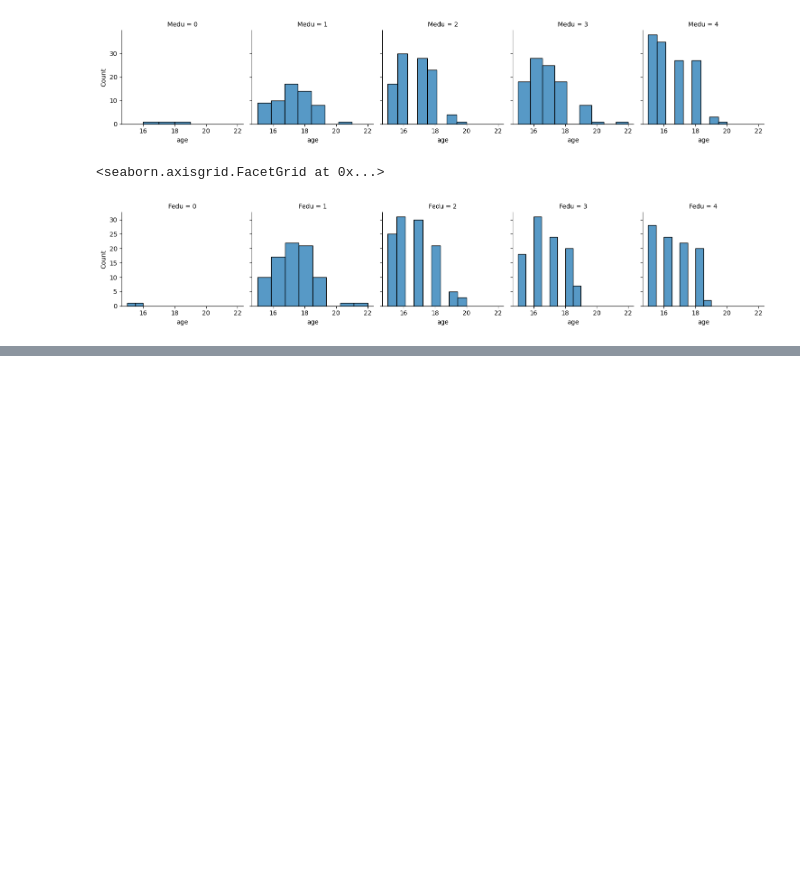
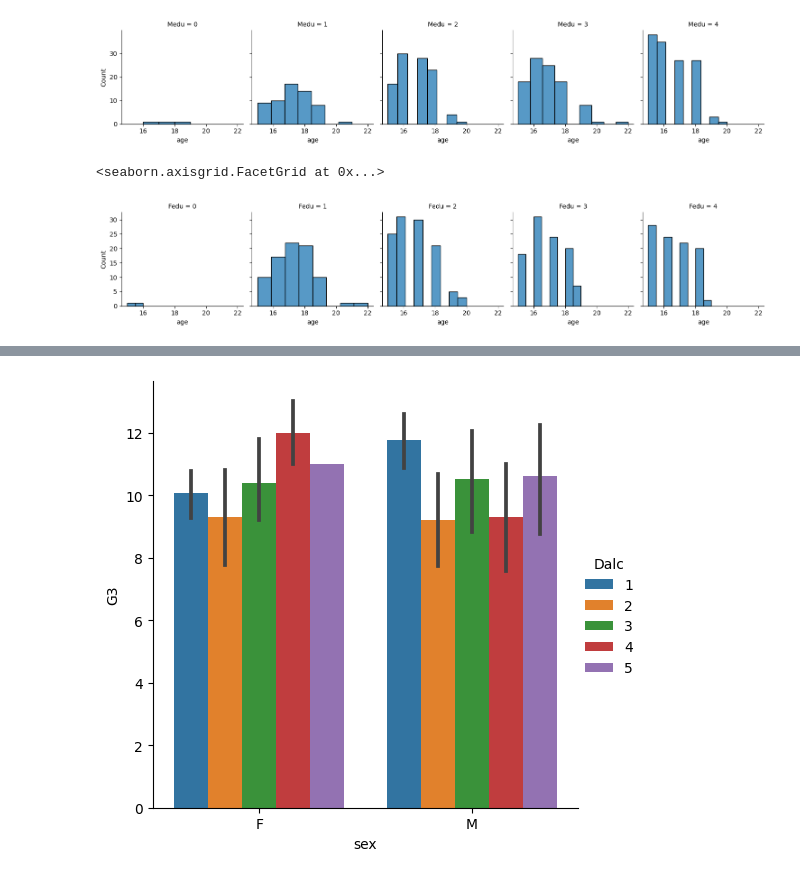
Before and after one commit to brayamrt/DiplomadoPython, a Jupyter notebook: 3. RegresionLineal/RlinealNotas.ipynb, the cells around one changed output, grey strips where cells are left out. Drawn from its saved outputs; the diff is of its cells as text; code cells hidden in the pictures; blank space fills up the shorter version.

```diff
--- a/3. RegresionLineal/RlinealNotas.ipynb
+++ b/3. RegresionLineal/RlinealNotas.ipynb
@@ -158,0 +215,4 @@ multigraf(notas, 'Fedu','age')
+# %%
+barras(notas, 'sex','G3','Dalc')
+# %% [output]
+[figure, added]
```
Also changed, not shown: parts of 29 cells of this notebook, 17 other files.
